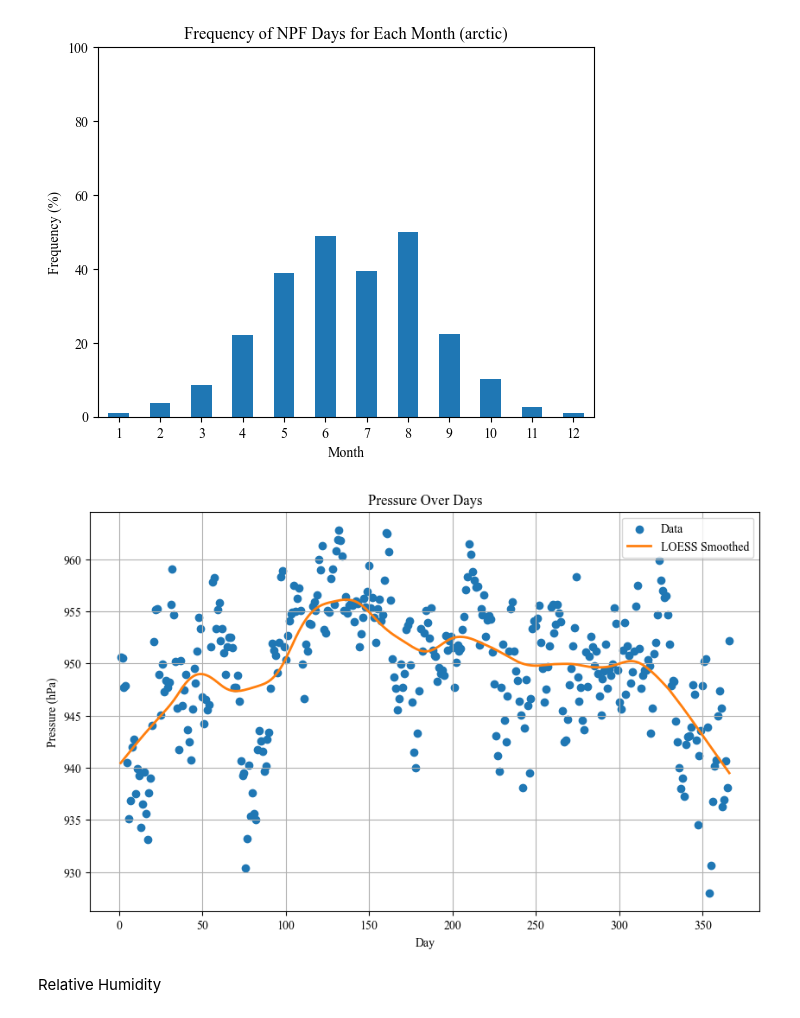
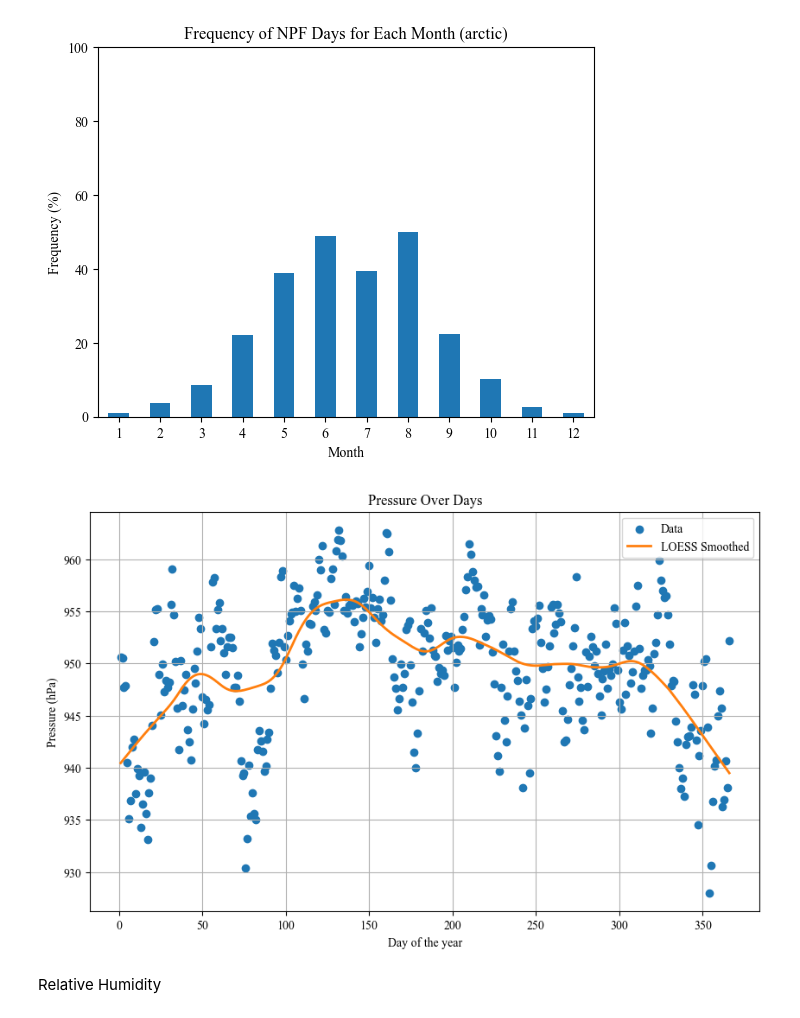
Before and after one commit to Malsory/NPF_project_arctic, a Jupyter notebook: NPF_project_arctic/in_progress/parameters_timeseries_plotter.ipynb, the cells around one changed output. Drawn from its saved outputs; the diff is of its cells as text; code cells hidden in the pictures.

```diff
--- a/NPF_project_arctic/in_progress/parameters_timeseries_plotter.ipynb
+++ b/NPF_project_arctic/in_progress/parameters_timeseries_plotter.ipynb
@@ -58,28 +58,28 @@ plt.savefig('C:\\Users\\Masloriy\\Desktop\\NPF_project_arctic\\NPF_project_arcti
 # %%
 grouped_data = df.groupby('day')['pressure'].mean()
 plt.figure(figsize=(10, 6))
 plt.rcParams['font.family'] = 'Times New Roman'
 
 # Plot the scatter plot
 plt.scatter(grouped_data.index, grouped_data, color='tab:blue', label='Data')
 
 # Smooth the data using LOESS
 smoothed = lowess(grouped_data.values, grouped_data.index, frac=0.2)
 
 # Plot the LOESS smoothed line
 plt.plot(smoothed[:,0], smoothed[:,1], color='tab:orange', linewidth=2, label='LOESS Smoothed')
 
 plt.title('Pressure Over Days')
-plt.xlabel('Day')
+plt.xlabel('Day of the year')
 plt.ylabel('Pressure (hPa)')
 plt.xticks(rotation=0)
 plt.legend()
 plt.grid(True)
 
 plt.savefig('C:\\Users\\Masloriy\\Desktop\\NPF_project_arctic\\NPF_project_arctic\\png\\P_day.png', dpi=300)
 plt.show()
 # %% [output]
-[figure, old version]
+[figure, new version]
 # %% [markdown]
 Relative Humidity
 # %%
```
Also changed, not shown: parts of 3 cells of this notebook, 5 other files.
